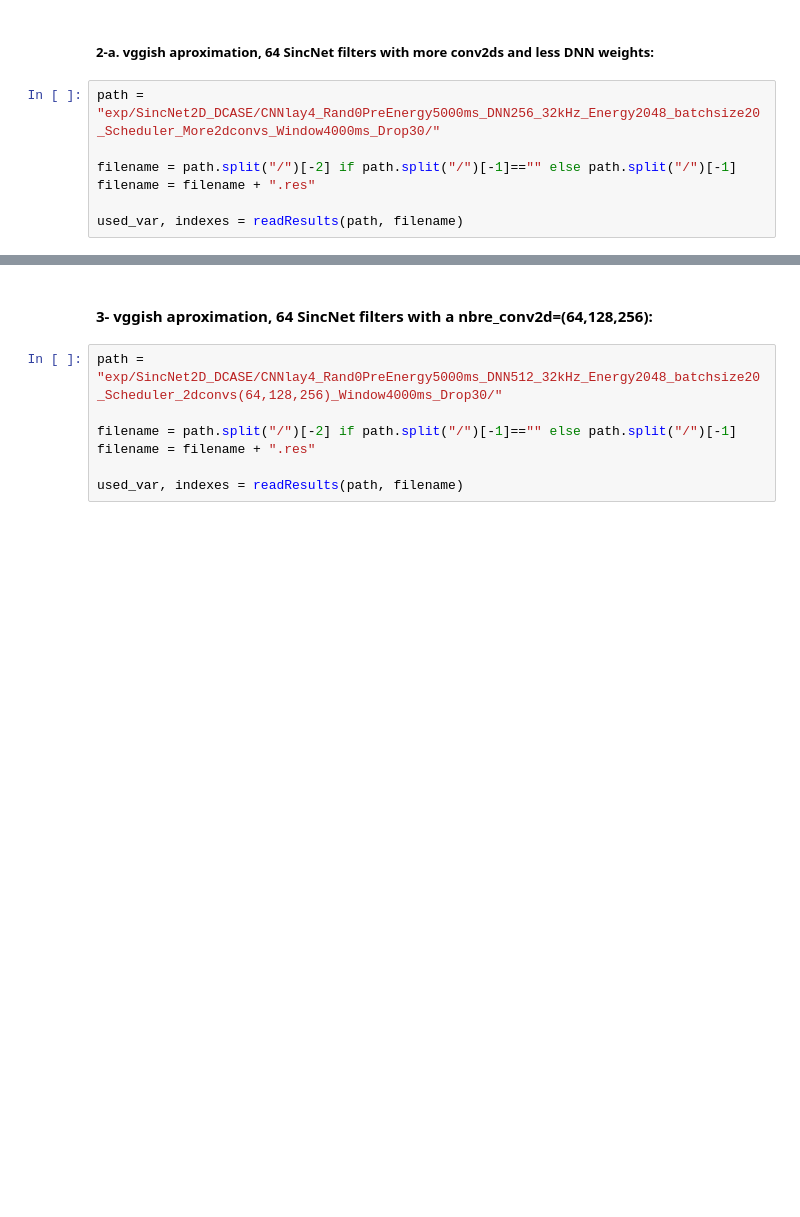
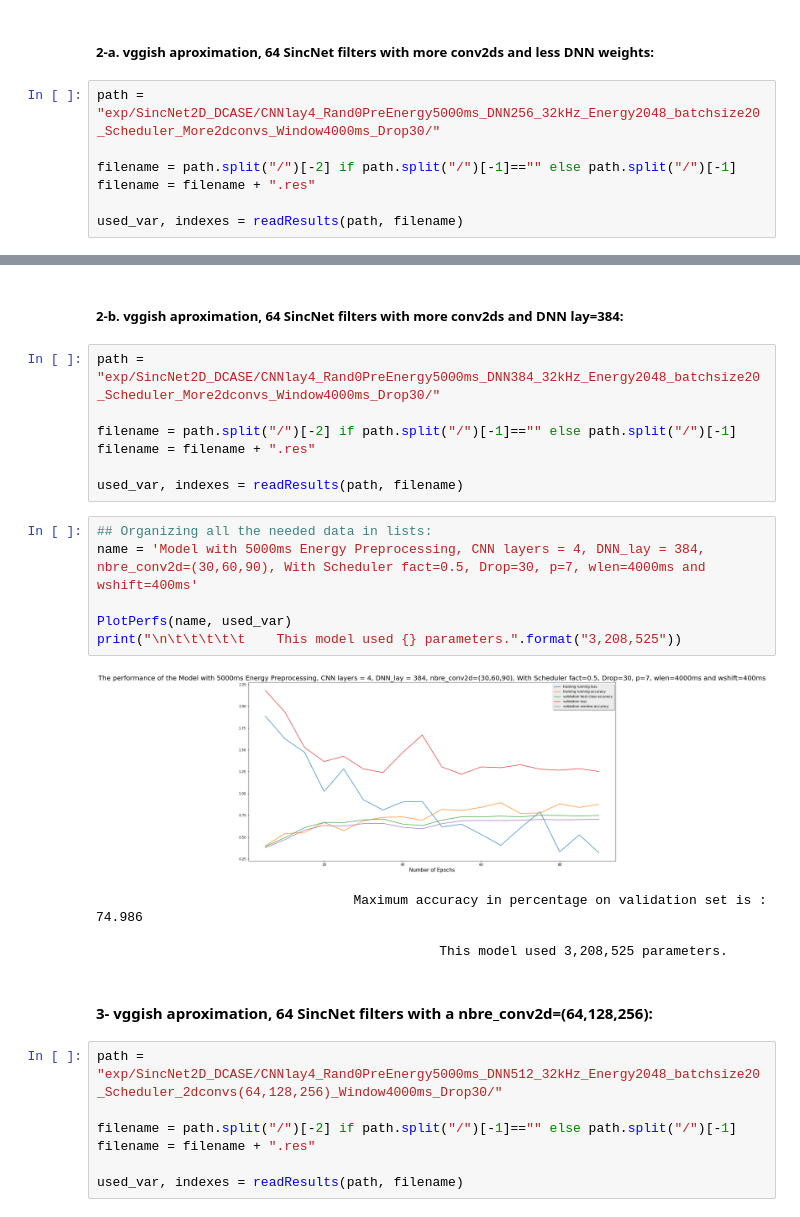
Before and after one commit to Learningchipmunk/SincNet_v2.0, a Jupyter notebook: Net2D_Performance_Analysis.ipynb, the cells around one changed output, grey strips where cells are left out. Cells and saved outputs as stored; diff of their text form; blank space fills up the shorter version.

```diff
--- a/Net2D_Performance_Analysis.ipynb
+++ b/Net2D_Performance_Analysis.ipynb
@@ -438,5 +438,25 @@ print("\n\t\t\t\t\t    This model used {} parameters.".format("2,276,813"))
 
                                             This model used 2,276,813 parameters.
+# %% [markdown]
+##### 2-b. vggish aproximation, 64 SincNet filters with more conv2ds and DNN lay=384:
+# %%
+path = "exp/SincNet2D_DCASE/CNNlay4_Rand0PreEnergy5000ms_DNN384_32kHz_Energy2048_batchsize20_Scheduler_More2dconvs_Window4000ms_Drop30/"
+
+filename = path.split("/")[-2] if path.split("/")[-1]=="" else path.split("/")[-1]
+filename = filename + ".res"
+
+used_var, indexes = readResults(path, filename)
+# %%
+## Organizing all the needed data in lists:
+name = 'Model with 5000ms Energy Preprocessing, CNN layers = 4, DNN_lay = 384, nbre_conv2d=(30,60,90), With Scheduler fact=0.5, Drop=30, p=7, wlen=4000ms and wshift=400ms'
+
+PlotPerfs(name, used_var)
+print("\n\t\t\t\t\t    This model used {} parameters.".format("3,208,525"))
+# %% [output]
+[figure, added]
+                                 Maximum accuracy in percentage on validation set is : 74.986
+
+                                            This model used 3,208,525 parameters.
 # %% [markdown]
 #### 3- vggish aproximation, 64 SincNet filters with a nbre_conv2d=(64,128,256):
 # %%
```
Also changed, not shown: parts of 2 cells of this notebook, 17 other files.
